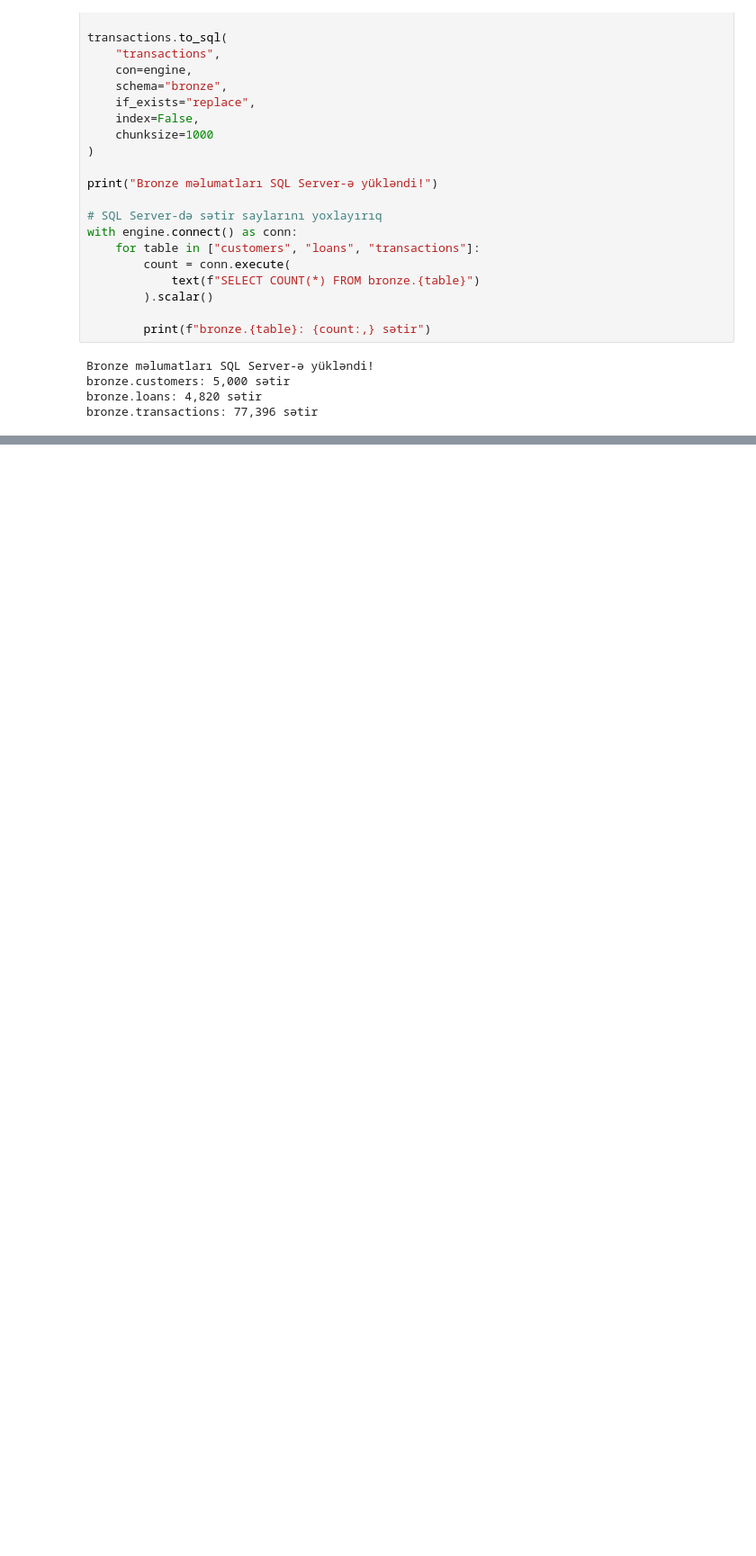
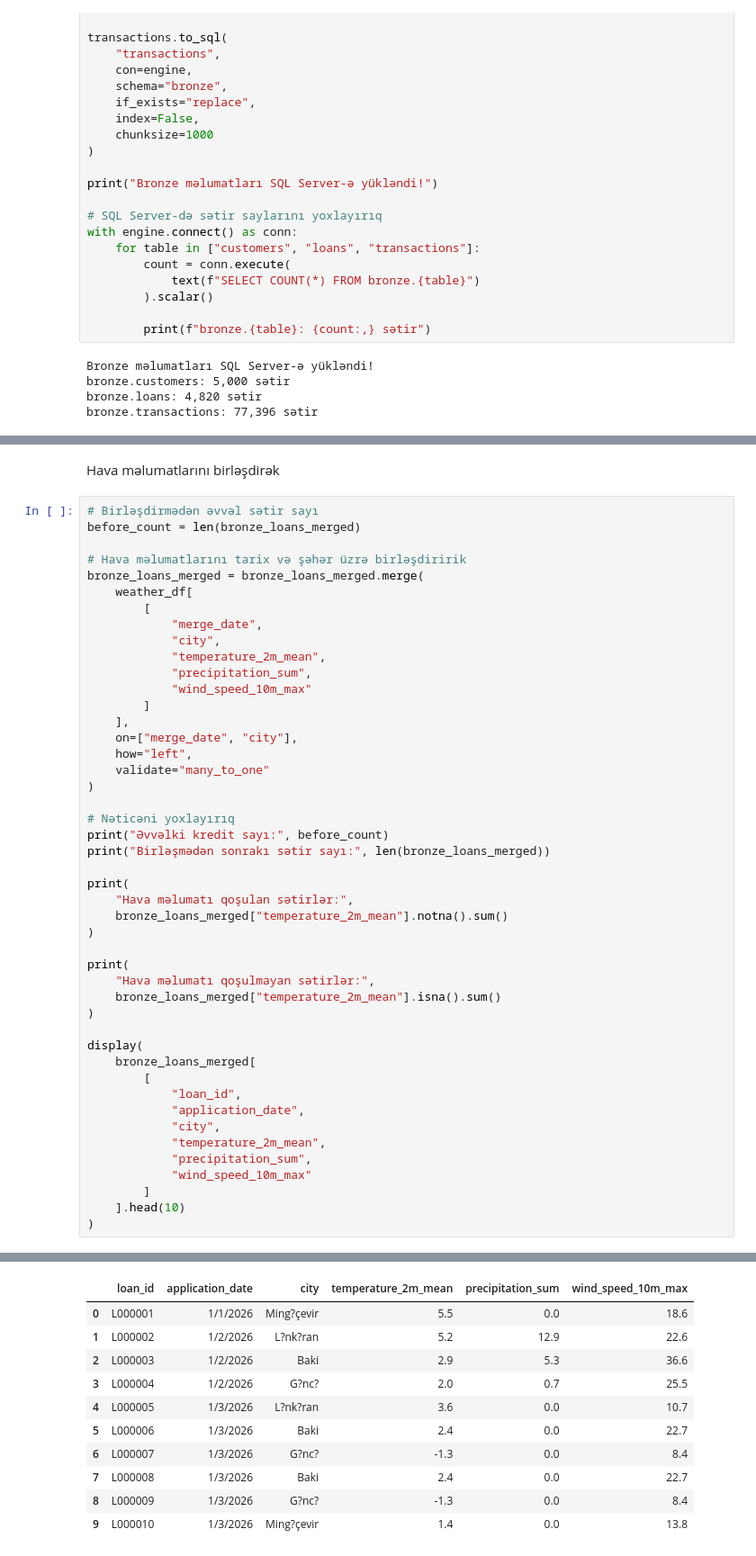
Before and after one commit to mashadiyevasabina/Bank_Analysis, a Jupyter notebook: notebooks/01_bronze_load.ipynb, the cells around one changed output, grey strips where cells are left out. Shown at 90% size. Drawn from its saved outputs; the diff is of its cells as text; blank space fills up the shorter version.

```diff
--- a/notebooks/01_bronze_load.ipynb
+++ b/notebooks/01_bronze_load.ipynb
@@ -80,0 +196,49 @@ bronze.transactions: 77,396 sətir
+# %% [markdown]
+Hava məlumatlarını birləşdirək
+# %%
+# Birləşdirmədən əvvəl sətir sayı
+before_count = len(bronze_loans_merged)
+
+# Hava məlumatlarını tarix və şəhər üzrə birləşdiririk
+bronze_loans_merged = bronze_loans_merged.merge(
+    weather_df[
+        [
+            "merge_date",
+            "city",
+            "temperature_2m_mean",
+            "precipitation_sum",
+            "wind_speed_10m_max"
+        ]
+    ],
+    on=["merge_date", "city"],
+    how="left",
+    validate="many_to_one"
+)
+
+# Nəticəni yoxlayırıq
+print("Əvvəlki kredit sayı:", before_count)
+print("Birləşmədən sonrakı sətir sayı:", len(bronze_loans_merged))
+
+print(
+    "Hava məlumatı qoşulan sətirlər:",
+    bronze_loans_merged["temperature_2m_mean"].notna().sum()
+)
+
+print(
+    "Hava məlumatı qoşulmayan sətirlər:",
+    bronze_loans_merged["temperature_2m_mean"].isna().sum()
+)
+
+display(
+    bronze_loans_merged[
+        [
+            "loan_id",
+            "application_date",
+            "city",
+            "temperature_2m_mean",
+            "precipitation_sum",
+            "wind_speed_10m_max"
+        ]
+    ].head(10)
+)
+# %% [output]
@@ -80,0 +249,11 @@ bronze.transactions: 77,396 sətir
+|  | loan_id | application_date | city | temperature_2m_mean | precipitation_sum | wind_speed_10m_max |
+| 0 | L000001 | 1/1/2026 | Ming?çevir | 5.5 | 0.0 | 18.6 |
+| 1 | L000002 | 1/2/2026 | L?nk?ran | 5.2 | 12.9 | 22.6 |
+| 2 | L000003 | 1/2/2026 | Baki | 2.9 | 5.3 | 36.6 |
+| 3 | L000004 | 1/2/2026 | G?nc? | 2.0 | 0.7 | 25.5 |
+| 4 | L000005 | 1/3/2026 | L?nk?ran | 3.6 | 0.0 | 10.7 |
+| 5 | L000006 | 1/3/2026 | Baki | 2.4 | 0.0 | 22.7 |
+| 6 | L000007 | 1/3/2026 | G?nc? | -1.3 | 0.0 | 8.4 |
+| 7 | L000008 | 1/3/2026 | Baki | 2.4 | 0.0 | 22.7 |
+| 8 | L000009 | 1/3/2026 | G?nc? | -1.3 | 0.0 | 8.4 |
+| 9 | L000010 | 1/3/2026 | Ming?çevir | 1.4 | 0.0 | 13.8 |
```
Also changed, not shown: parts of 30 cells of this notebook, 6 other files.
